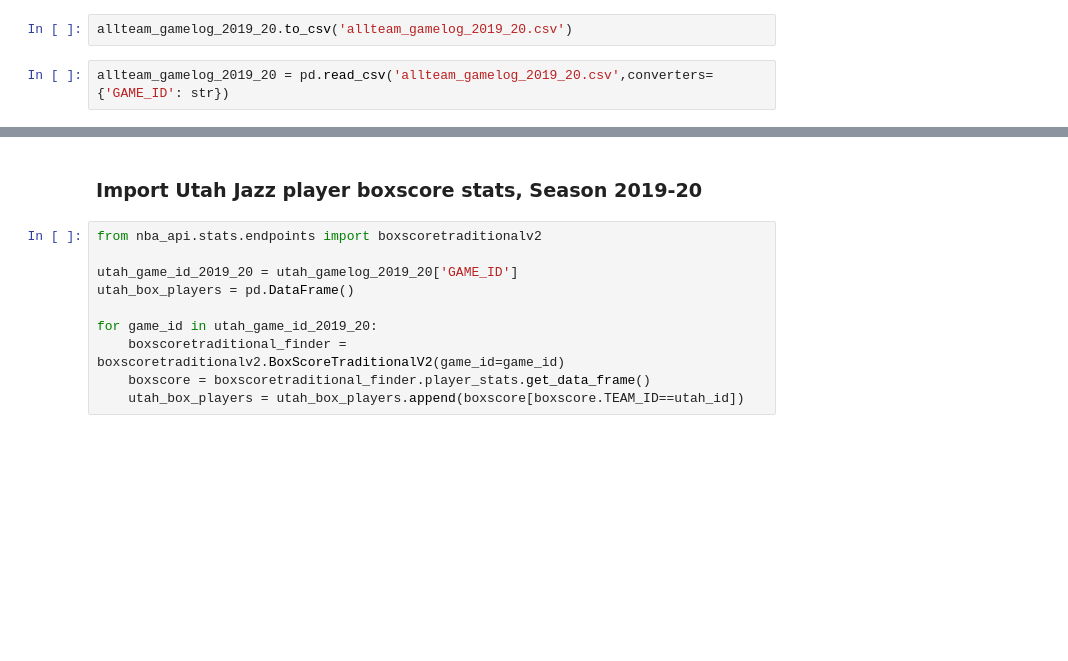
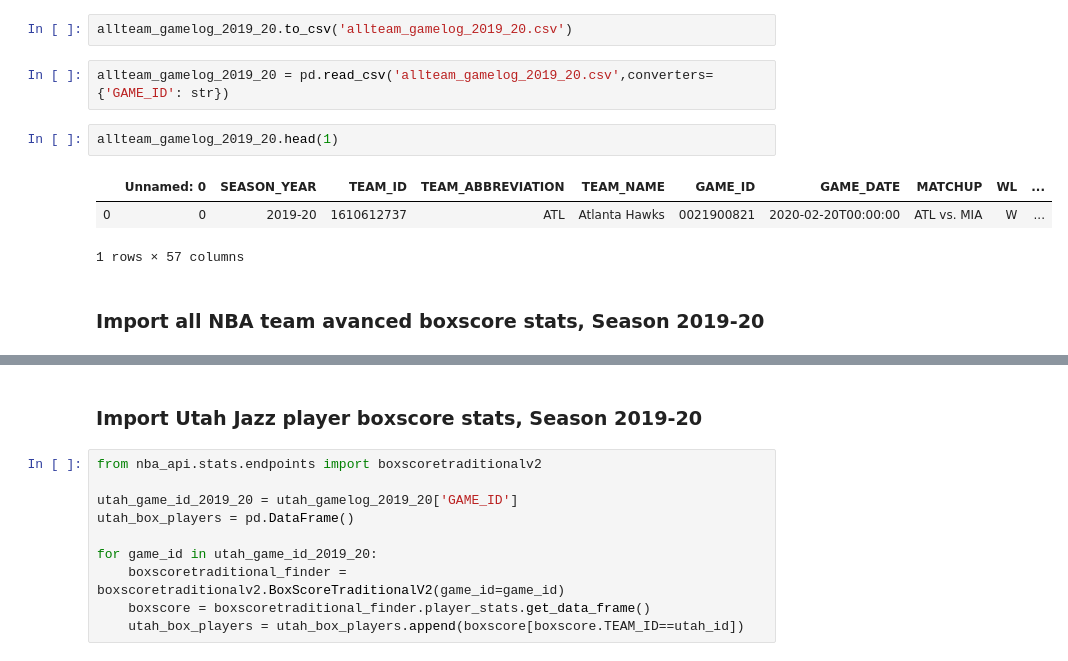
Before and after one commit to MaxYichenWang/Coursera_Capstone, a Jupyter notebook: IBM_Capstone_Project.ipynb, the cells around one changed output, grey strips where cells are left out. Cells and saved outputs as stored; diff of their text form; blank space fills up the shorter version.

```diff
--- a/IBM_Capstone_Project.ipynb
+++ b/IBM_Capstone_Project.ipynb
@@ -229,3 +198,11 @@ NameError: name 'nba_teams' is not defined
 allteam_gamelog_2019_20.to_csv('allteam_gamelog_2019_20.csv')
 # %%
 allteam_gamelog_2019_20 = pd.read_csv('allteam_gamelog_2019_20.csv',converters={'GAME_ID': str})
+# %%
+allteam_gamelog_2019_20.head(1)
+# %% [output]
+|  | Unnamed: 0 | SEASON_YEAR | TEAM_ID | TEAM_ABBREVIATION | TEAM_NAME | GAME_ID | GAME_DATE | MATCHUP | WL | ... |
+| 0 | 0 | 2019-20 | 1610612737 | ATL | Atlanta Hawks | 0021900821 | 2020-02-20T00:00:00 | ATL vs. MIA | W | ... |
+1 rows × 57 columns
+# %% [markdown]
+### Import all NBA team avanced boxscore stats, Season 2019-20
```
Also changed, not shown: parts of 61 cells of this notebook.
